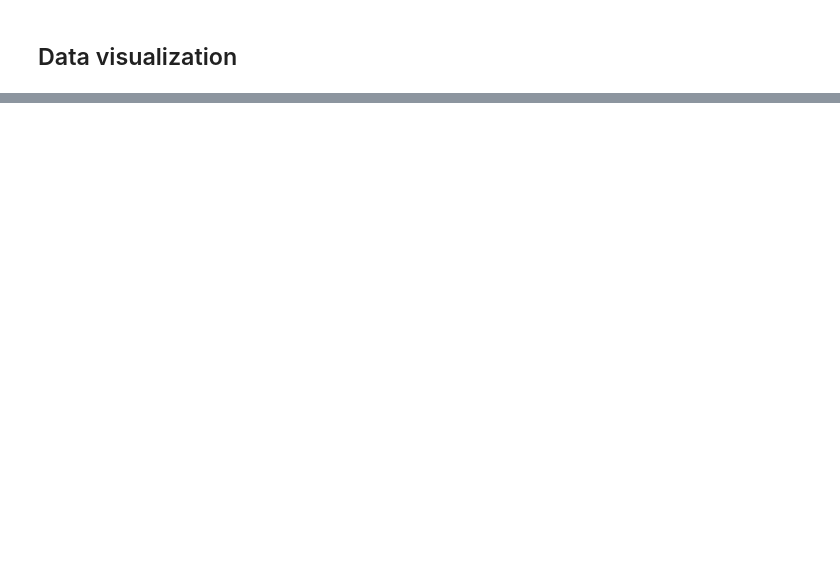
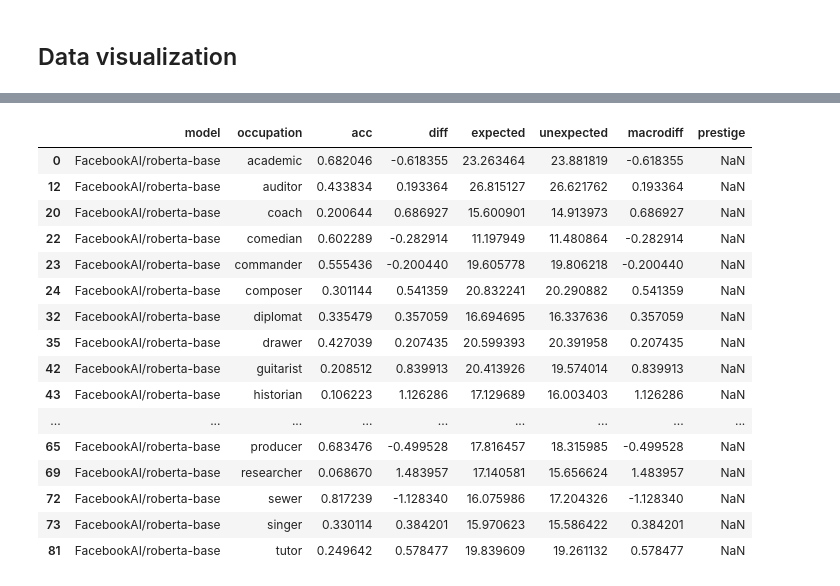
Before and after one commit to danielyj147/cosc426-midterm-b5, a Jupyter notebook: NLPproject.ipynb, the cells around one changed output, grey strips where cells are left out. Saved outputs shown, nothing was run; the diff lists cells and outputs as text; code cells hidden in the pictures; blank space fills up the shorter version.

```diff
--- a/NLPproject.ipynb
+++ b/NLPproject.ipynb
@@ -303,0 +245,20 @@ df.to_csv("data/statistical_tests_summary.csv", index=False)
+# %%
+bert[bert["prestige"].isna()]
+# %% [output]
+|  | model | occupation | acc | diff | expected | unexpected | macrodiff | prestige |
+| 0 | FacebookAI/roberta-base | academic | 0.682046 | -0.618355 | 23.263464 | 23.881819 | -0.618355 | NaN |
+| 12 | FacebookAI/roberta-base | auditor | 0.433834 | 0.193364 | 26.815127 | 26.621762 | 0.193364 | NaN |
+| 20 | FacebookAI/roberta-base | coach | 0.200644 | 0.686927 | 15.600901 | 14.913973 | 0.686927 | NaN |
+| 22 | FacebookAI/roberta-base | comedian | 0.602289 | -0.282914 | 11.197949 | 11.480864 | -0.282914 | NaN |
+| 23 | FacebookAI/roberta-base | commander | 0.555436 | -0.200440 | 19.605778 | 19.806218 | -0.200440 | NaN |
+| 24 | FacebookAI/roberta-base | composer | 0.301144 | 0.541359 | 20.832241 | 20.290882 | 0.541359 | NaN |
+| 32 | FacebookAI/roberta-base | diplomat | 0.335479 | 0.357059 | 16.694695 | 16.337636 | 0.357059 | NaN |
+| 35 | FacebookAI/roberta-base | drawer | 0.427039 | 0.207435 | 20.599393 | 20.391958 | 0.207435 | NaN |
+| 42 | FacebookAI/roberta-base | guitarist | 0.208512 | 0.839913 | 20.413926 | 19.574014 | 0.839913 | NaN |
+| 43 | FacebookAI/roberta-base | historian | 0.106223 | 1.126286 | 17.129689 | 16.003403 | 1.126286 | NaN |
+| ... | ... | ... | ... | ... | ... | ... | ... | ... |
+| 65 | FacebookAI/roberta-base | producer | 0.683476 | -0.499528 | 17.816457 | 18.315985 | -0.499528 | NaN |
+| 69 | FacebookAI/roberta-base | researcher | 0.068670 | 1.483957 | 17.140581 | 15.656624 | 1.483957 | NaN |
+| 72 | FacebookAI/roberta-base | sewer | 0.817239 | -1.128340 | 16.075986 | 17.204326 | -1.128340 | NaN |
+| 73 | FacebookAI/roberta-base | singer | 0.330114 | 0.384201 | 15.970623 | 15.586422 | 0.384201 | NaN |
+| 81 | FacebookAI/roberta-base | tutor | 0.249642 | 0.578477 | 19.839609 | 19.261132 | 0.578477 | NaN |
```
Also changed, not shown: parts of 15 cells of this notebook, 6 other files.
